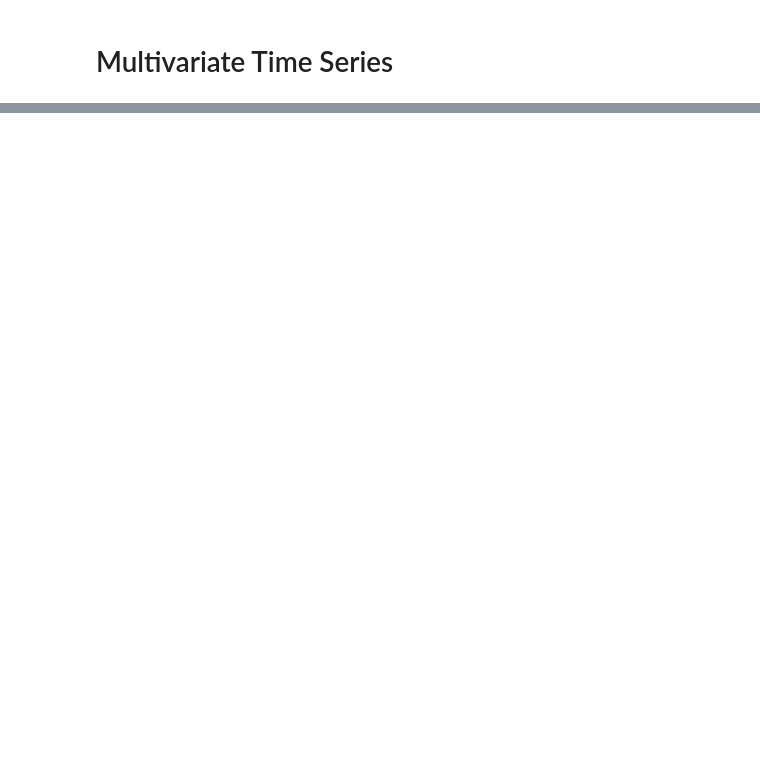
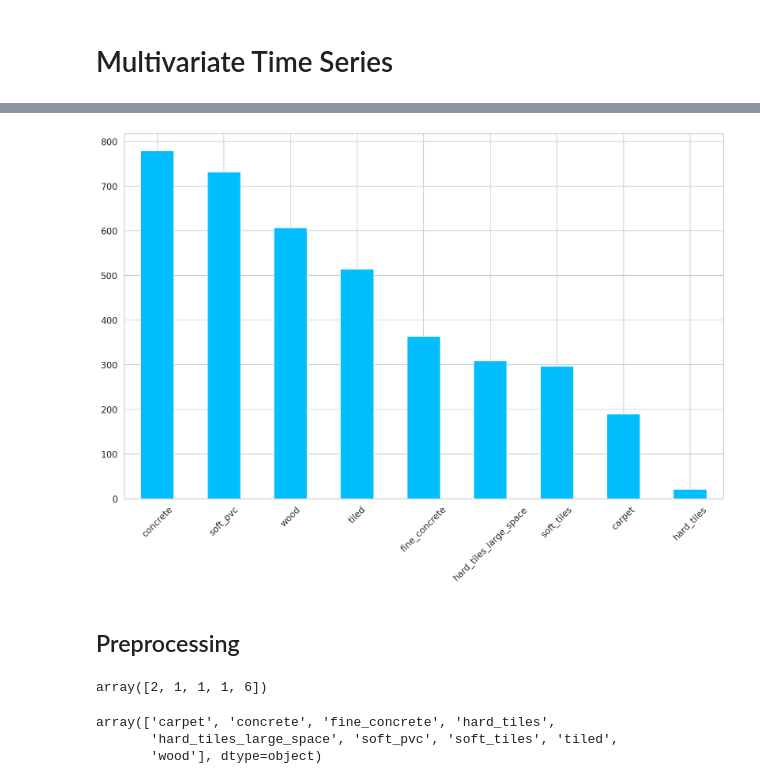
Before and after one commit to Sihan-A/PyTorch, a Jupyter notebook: Multivariate_Time_Series.ipynb, the cells around one changed output, grey strips where cells are left out. Cells and saved outputs as stored; diff of their text form; code cells hidden in the pictures; blank space fills up the shorter version.

```diff
--- a/Multivariate_Time_Series.ipynb
+++ b/Multivariate_Time_Series.ipynb
@@ -23,0 +62,7 @@ from torch.utils.data import Dataset, DataLoader
+# %%
+%matplotlib inline
+%config InlineBackend.figure_format='retina'
+sns.set(style='whitegrid', palette='muted', font_scale=1.2)
+HAPPY_COLORS_PALETTE =["#01BEFE", "#FFDD00", "#FF7D00", "#FF006D", "#ADFF02", "#8F00FF"]
+sns.set_palette(sns.color_palette(HAPPY_COLORS_PALETTE))
+rcParams['figure.figsize'] = 16, 10
@@ -23,0 +74,3 @@ from torch.utils.data import Dataset, DataLoader
+# %%
+X_train = pd.read_csv("X_train.csv")
+y_train = pd.read_csv("y_train.csv")
@@ -23,0 +95,8 @@ from torch.utils.data import Dataset, DataLoader
+# %%
+y_train.surface.value_counts().plot(kind="bar")
+plt.xticks(rotation=45)
+plt.show();
+# %% [output]
+[figure, added]
+# %% [markdown]
+## Preprocessing
@@ -23,0 +106,10 @@ from torch.utils.data import Dataset, DataLoader
+# %%
+encoded_labels[:5]
+# %% [output]
+array([2, 1, 1, 1, 6])
+# %%
+label_encoder.classes_
+# %% [output]
+array(['carpet', 'concrete', 'fine_concrete', 'hard_tiles',
+       'hard_tiles_large_space', 'soft_pvc', 'soft_tiles', 'tiled',
+       'wood'], dtype=object)
```
Also changed, not shown: parts of 14 cells of this notebook.
